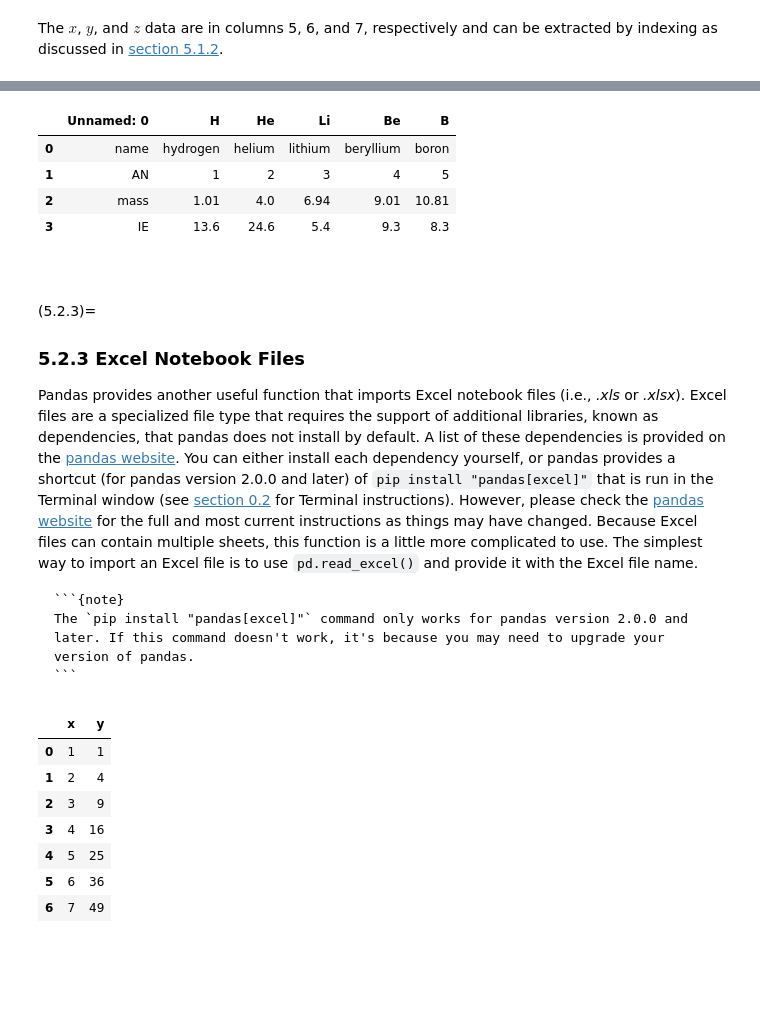
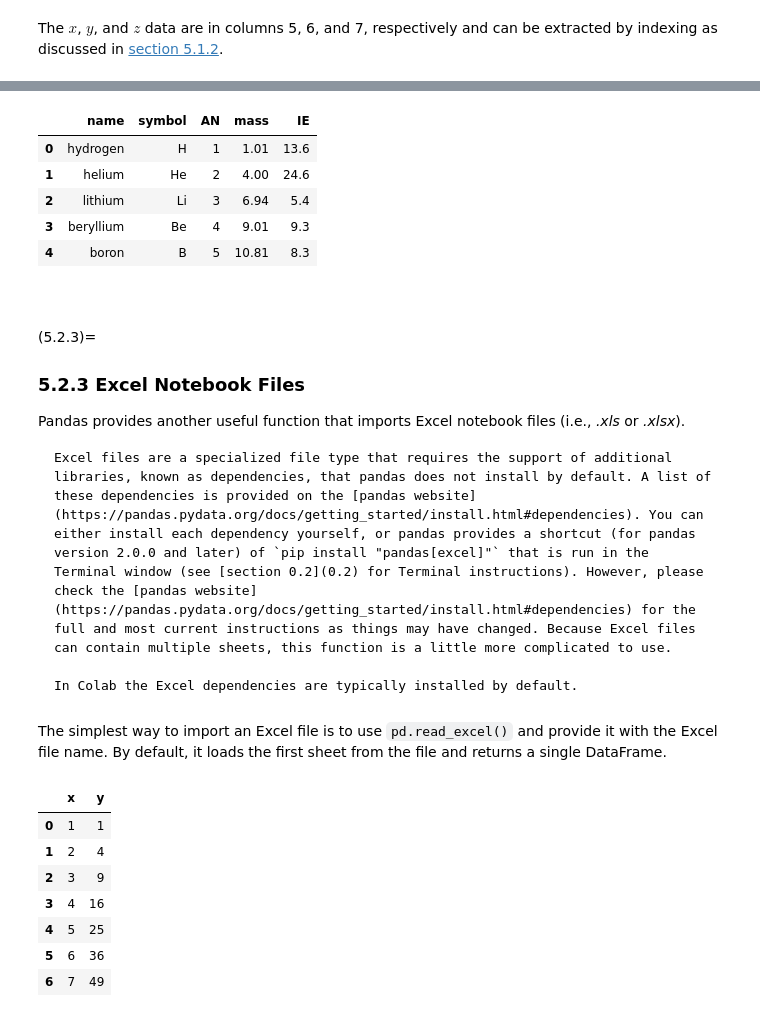
Before and after one commit to garcias/SciCompforChemists, a Jupyter notebook: notebooks/chapter_05/chap_05_notebook.ipynb, the cells around one changed output, grey strips where cells are left out. Saved outputs shown, nothing was run; the diff lists cells and outputs as text; code cells hidden in the pictures; blank space fills up the shorter version.

Commit message:
Update 5.2 Reading/Writing Data: (a) suppress indices on export, (b) option to load multiple excel Sheets in dict, (c) how to use %%writefile instead of clipboard on Colab.

`````diff
--- a/notebooks/chapter_05/chap_05_notebook.ipynb
+++ b/notebooks/chapter_05/chap_05_notebook.ipynb
@@ -334,24 +352,28 @@ To read the data back in from the file, use `pd.read_csv()`. Because we are not
 # %%
-pd.read_csv('data/elements.csv')
+imported_elements = pd.read_csv( 'elements.csv' )
+display( imported_elements )
 # %% [output]
-|  | Unnamed: 0 | H | He | Li | Be | B |
-| 0 | name | hydrogen | helium | lithium | beryllium | boron |
-| 1 | AN | 1 | 2 | 3 | 4 | 5 |
-| 2 | mass | 1.01 | 4.0 | 6.94 | 9.01 | 10.81 |
-| 3 | IE | 13.6 | 24.6 | 5.4 | 9.3 | 8.3 |
+|  | name | symbol | AN | mass | IE |
+| 0 | hydrogen | H | 1 | 1.01 | 13.6 |
+| 1 | helium | He | 2 | 4.00 | 24.6 |
+| 2 | lithium | Li | 3 | 6.94 | 5.4 |
+| 3 | beryllium | Be | 4 | 9.01 | 9.3 |
+| 4 | boron | B | 5 | 10.81 | 8.3 |
 # %% [markdown]
 ```{index} file input/output; Excel files
 ```
 (5.2.3)=
 ### 5.2.3 Excel Notebook Files
 
-Pandas provides another useful function that imports Excel notebook files (i.e., *.xls* or *.xlsx*). Excel files are a specialized file type that requires the support of additional libraries, known as dependencies, that pandas does not install by default. A list of these dependencies is provided on the [pandas website](https://pandas.pydata.org/docs/getting_started/install.html#dependencies). You can either install each dependency yourself, or pandas provides a shortcut (for pandas version 2.0.0 and later) of `pip install "pandas[excel]"` that is run in the Terminal window (see [section 0.2](0.2) for Terminal instructions). However, please check the [pandas website](https://pandas.pydata.org/docs/getting_started/install.html#dependencies) for the full and most current instructions as things may have changed. Because Excel files can contain multiple sheets, this function is a little more complicated to use. The simplest way to import an Excel file is to use `pd.read_excel()` and provide it with the Excel file name.
+Pandas provides another useful function that imports Excel notebook files (i.e., *.xls* or *.xlsx*).
 
-````{margin}
-```{note}
-The `pip install "pandas[excel]"` command only works for pandas version 2.0.0 and later. If this command doesn't work, it's because you may need to upgrade your version of pandas.
+```{warning}
+Excel files are a specialized file type that requires the support of additional libraries, known as dependencies, that pandas does not install by default. A list of these dependencies is provided on the [pandas website](https://pandas.pydata.org/docs/getting_started/install.html#dependencies). You can either install each dependency yourself, or pandas provides a shortcut (for pandas version 2.0.0 and later) of `pip install "pandas[excel]"` that is run in the Terminal window (see [section 0.2](0.2) for Terminal instructions). However, please check the [pandas website](https://pandas.pydata.org/docs/getting_started/install.html#dependencies) for the full and most current instructions as things may have changed. Because Excel files can contain multiple sheets, this function is a little more complicated to use.
+
+In Colab the Excel dependencies are typically installed by default.
 ```
-````
+# %% [markdown]
+The simplest way to import an Excel file is to use `pd.read_excel()` and provide it with the Excel file name. By default, it loads the first sheet from the file and returns a single DataFrame.
 # %%
 pd.read_excel('data/test.xlsx')
 # %% [output]
`````
Also changed, not shown: parts of 22 cells of this notebook.
